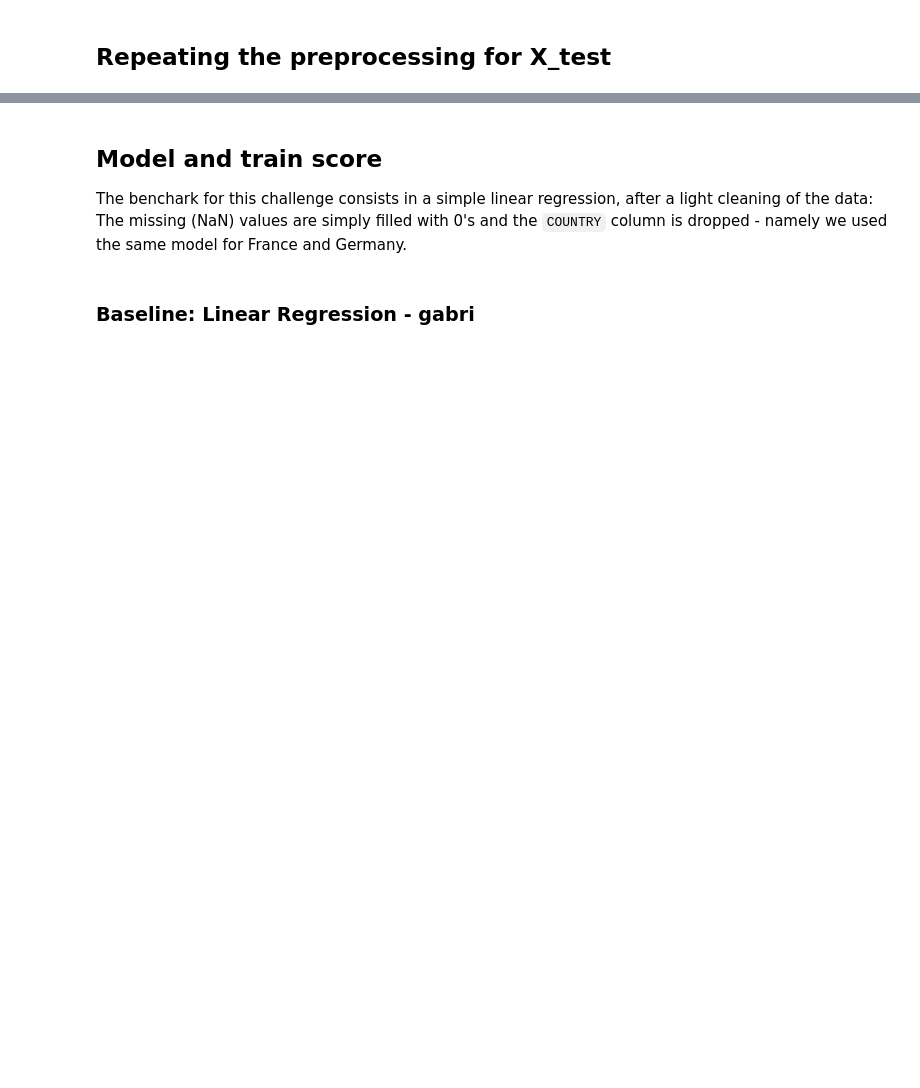
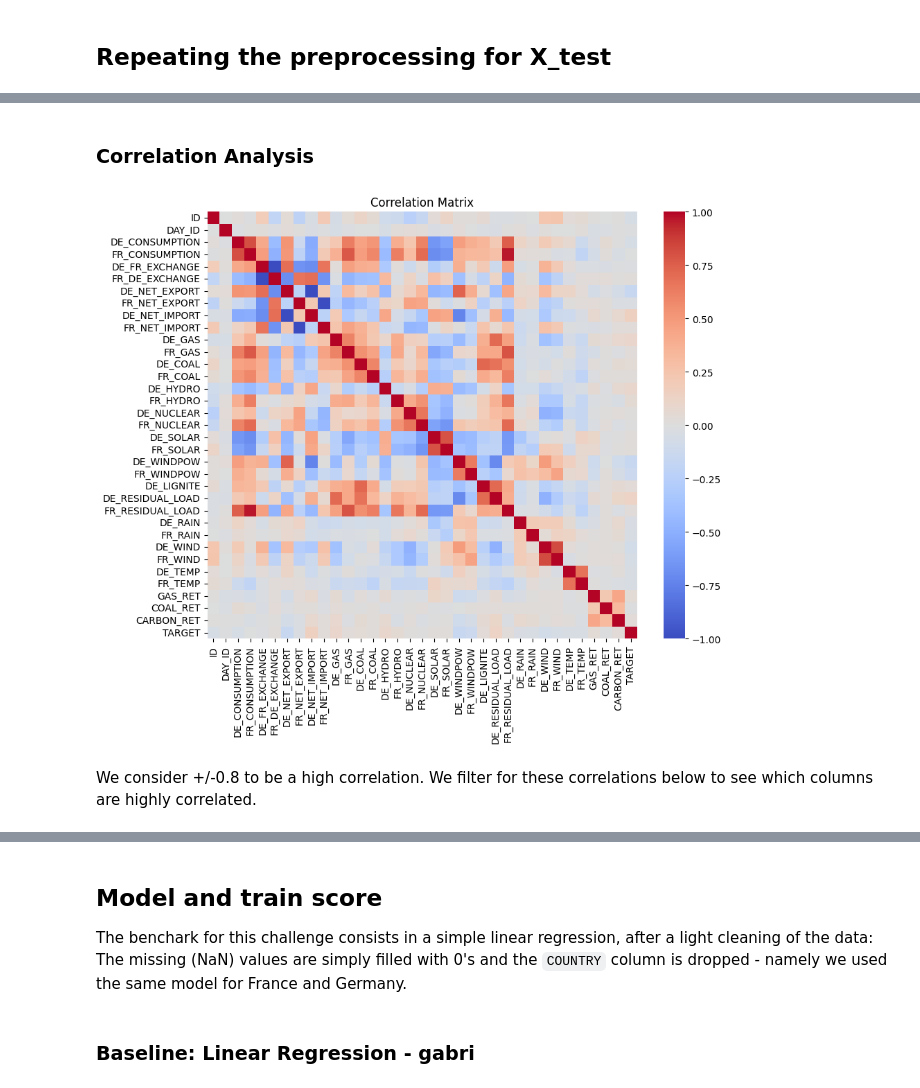
Before and after one commit to rngaili/Electricity-Price-Prediction, a Jupyter notebook: Benchmark_QRT_en.ipynb, the cells around one changed output, grey strips where cells are left out. Cells and saved outputs as stored; diff of their text form; code cells hidden in the pictures; blank space fills up the shorter version.

```diff
--- a/Benchmark_QRT_en.ipynb
+++ b/Benchmark_QRT_en.ipynb
@@ -288,0 +225,15 @@ The new size of X_test_copy:  (654, 36)
+# %% [markdown]
+### Correlation Analysis
+# %%
+all_df = pd.merge(X_train_merge, Y_train, on='ID', how='left')
+numerical_columns = all_df.select_dtypes(include=['float64', 'int64'])
+numerical_columns = numerical_columns.drop(['COUNTRY_ID'], axis=1)
+correlation_matrix = numerical_columns.corr()
+plt.figure(figsize=(10, 8))
+sns.heatmap(correlation_matrix, cmap='coolwarm', fmt=".2f")
+plt.title('Correlation Matrix')
+plt.show()
+# %% [output]
+[figure, added]
+# %% [markdown]
+We consider +/-0.8 to be a high correlation. We filter for these correlations below to see which columns are highly correlated.
```
Also changed, not shown: parts of 43 cells of this notebook.
